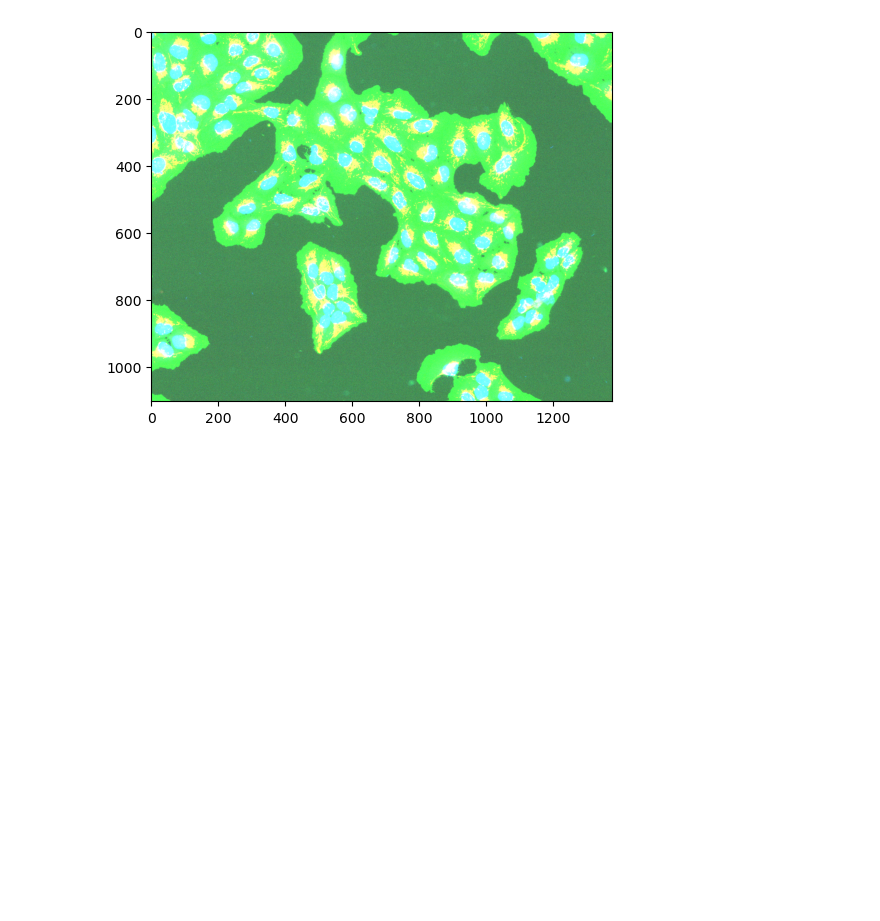
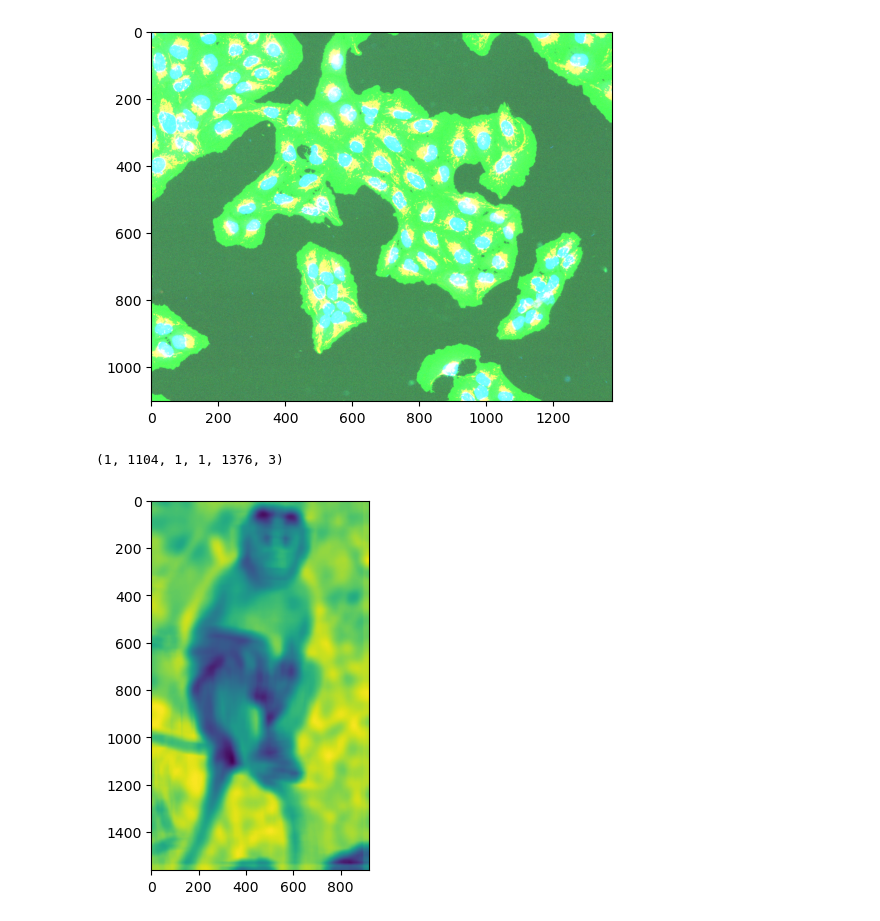
Before and after one commit to taiaburbd/try-python, a Jupyter notebook: image_read.ipynb, the cells around one changed output. Drawn from its saved outputs; the diff is of its cells as text; code cells hidden in the pictures; blank space fills up the shorter version.

Commit message:
update image copy paste

```diff
--- a/readCZIimage.ipynb
+++ b/image_read.ipynb
@@ -20,3 +65,25 @@ Clipping input data to the valid range for imshow with RGB data ([0..1] for floa
 (1, 1, 3, 1104, 1376, 1)
 <matplotlib.image.AxesImage at 0x...>
 [figure]
+# %%
+#.tif image read
+#pip install apeer-ometiff-library
+from apeer_ometiff_library import io
+
+(pic2, omexml) = io.read_ometiff("images/Osteosarcoma_01.tif")
+print(pic2.shape)
+# %% [output]
+(1, 1104, 1, 1, 1376, 3)
+# %%
+#image uniform filtering
+from scipy import ndimage
+from skimage import io, img_as_ubyte
+
+img=img_as_ubyte(io.imread("images/monkey.jpg", as_gray=True))
+
+uniform_filtered=ndimage.uniform_filter(img,size=50)
+
+plt.imshow(uniform_filtered)
+plt.show()
+# %% [output]
+[figure, added]
```
Also changed, not shown: parts of 4 cells of this notebook, 11 other files.
